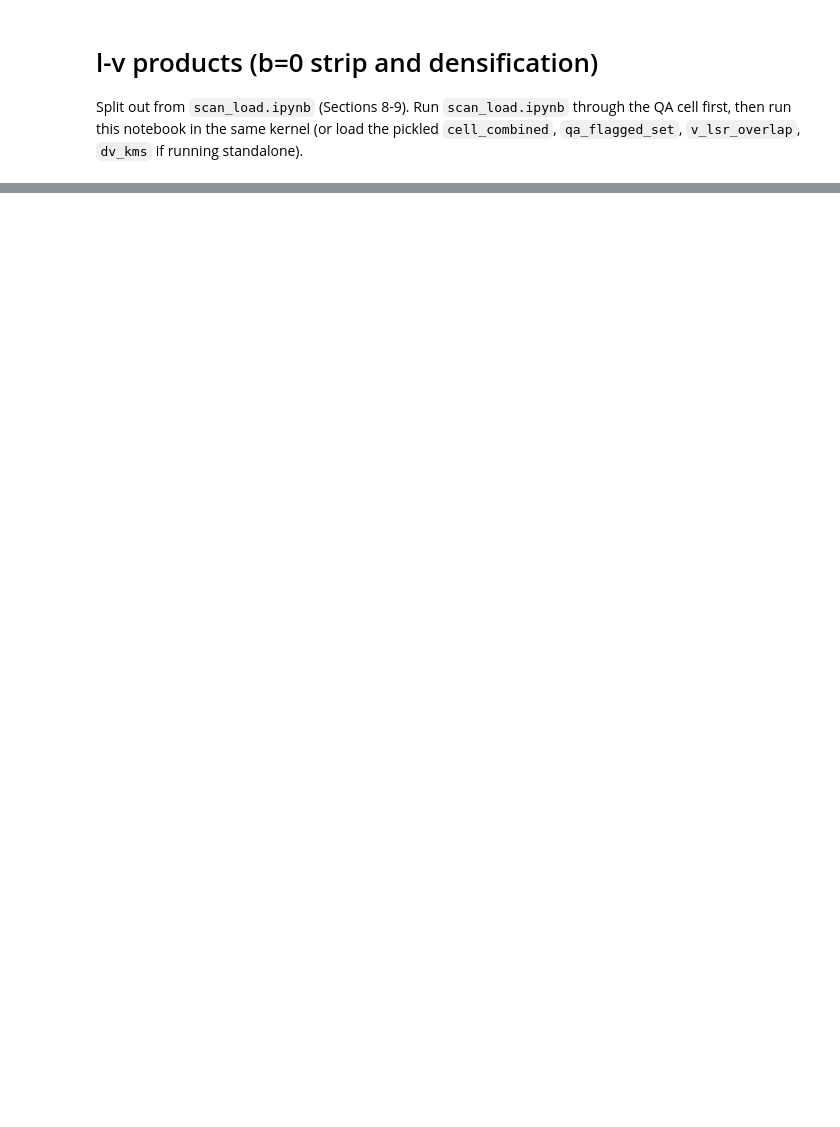
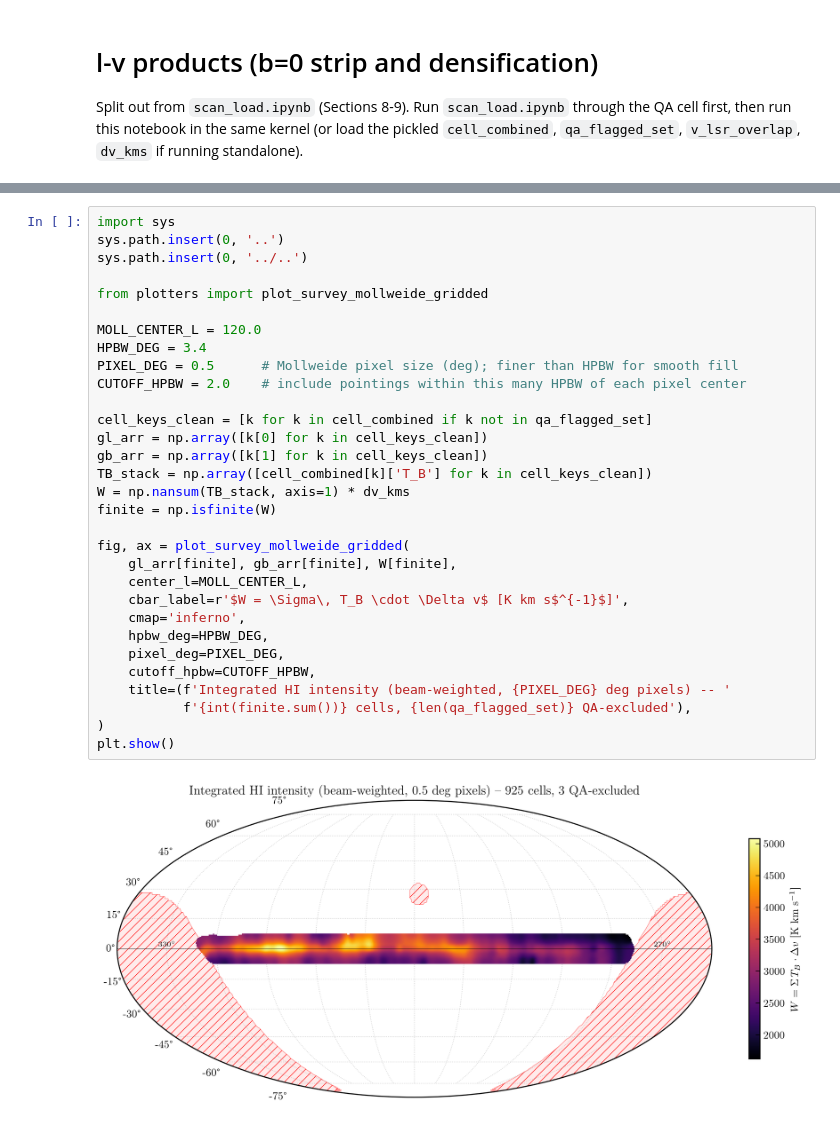
Before and after one commit to raw-asparagus/ay-121, a Jupyter notebook: labs/04/notebooks/main/scan_load_lv.ipynb, the cells around one changed output, grey strips where cells are left out. Cells and saved outputs as stored; diff of their text form; blank space fills up the shorter version.

```diff
--- a/labs/04/notebooks/main/scan_load_lv.ipynb
+++ b/labs/04/notebooks/main/scan_load_lv.ipynb
@@ -12,0 +38,33 @@ bins, and display as a heatmap of v_LSR vs galactic longitude.
+# %%
+import sys
+sys.path.insert(0, '..')
+sys.path.insert(0, '../..')
+
+from plotters import plot_survey_mollweide_gridded
+
+MOLL_CENTER_L = 120.0
+HPBW_DEG = 3.4
+PIXEL_DEG = 0.5      # Mollweide pixel size (deg); finer than HPBW for smooth fill
+CUTOFF_HPBW = 2.0    # include pointings within this many HPBW of each pixel center
+
+cell_keys_clean = [k for k in cell_combined if k not in qa_flagged_set]
+gl_arr = np.array([k[0] for k in cell_keys_clean])
+gb_arr = np.array([k[1] for k in cell_keys_clean])
+TB_stack = np.array([cell_combined[k]['T_B'] for k in cell_keys_clean])
+W = np.nansum(TB_stack, axis=1) * dv_kms
+finite = np.isfinite(W)
+
+fig, ax = plot_survey_mollweide_gridded(
+    gl_arr[finite], gb_arr[finite], W[finite],
+    center_l=MOLL_CENTER_L,
+    cbar_label=r'$W = \Sigma\, T_B \cdot \Delta v$ [K km s$^{-1}$]',
+    cmap='inferno',
+    hpbw_deg=HPBW_DEG,
+    pixel_deg=PIXEL_DEG,
+    cutoff_hpbw=CUTOFF_HPBW,
+    title=(f'Integrated HI intensity (beam-weighted, {PIXEL_DEG} deg pixels) -- '
+           f'{int(finite.sum())} cells, {len(qa_flagged_set)} QA-excluded'),
+)
+plt.show()
+# %% [output]
+[figure, added]
```
Also changed, not shown: parts of 13 cells of this notebook, 8 other files.
